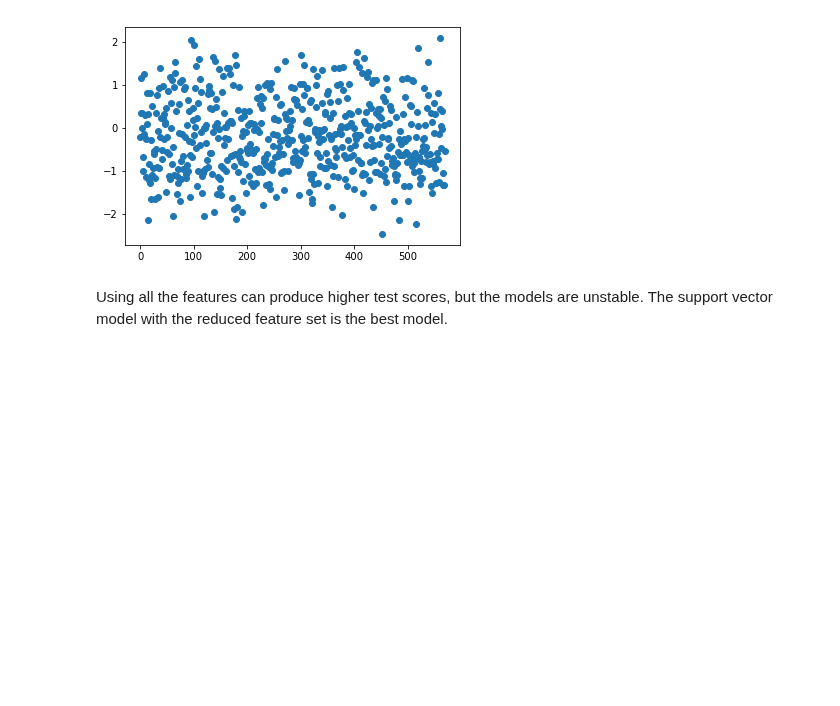
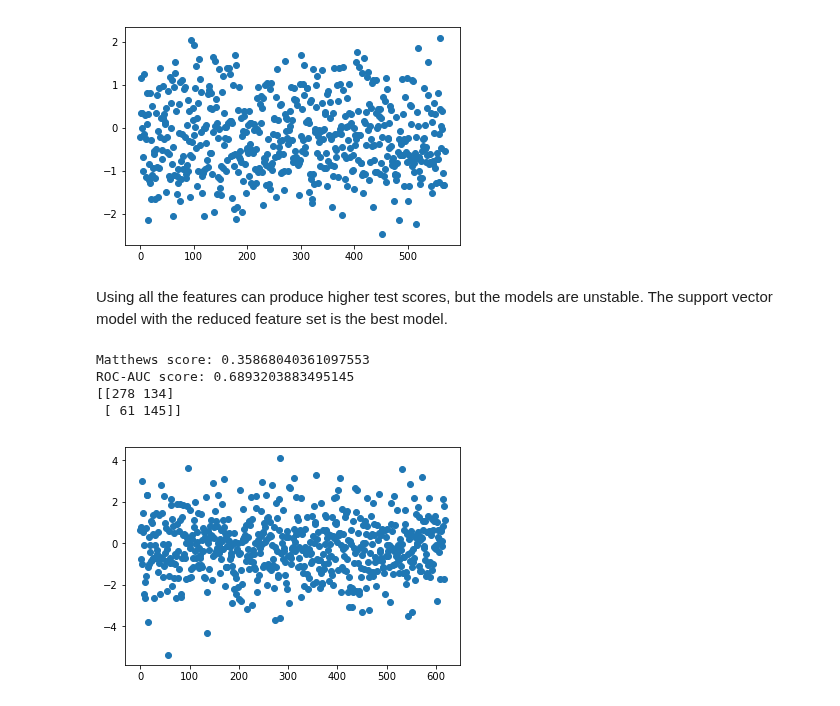
Before and after one commit to vincegiorno/drug_deaths, a Jupyter notebook: drug_deaths.ipynb, the cells around one changed output. Saved outputs shown, nothing was run; the diff lists cells and outputs as text; code cells hidden in the pictures; blank space fills up the shorter version.

Commit message:
add support vector run with linear kernel to get feature coefficients

```diff
--- a/drug_deaths.ipynb
+++ b/drug_deaths.ipynb
@@ -1100,7 +1100,7 @@ ROC-AUC score: 0.7128950798305638
  [ 61 137]]
 [figure]
 # %%
-def run_full(estimator, X, Y, rand):
+def run_clf(estimator, X, Y, rand):
     clf = estimator
     X_train, X_test, Y_train, Y_test = train_test_split(X, Y, test_size=0.2, random_state=rand, stratify=Y)
     clf.fit(robust.fit_transform(X_train), Y_train)
@@ -1132,3 +1132,12 @@ ROC-AUC score: 0.7291870316063864
 [figure]
 # %% [markdown]
 Using all the features can produce higher test scores, but the models are unstable. The support vector model with the reduced feature set is the best model.
+# %%
+svc_linear = SVC(class_weight='balanced', C=1, gamma=0.14, kernel='linear', tol=1e-07)
+svc_linear_1 = run_clf(svc_linear, X, Y, 13)
+# %% [output]
+Matthews score: 0.35868040361097553
+ROC-AUC score: 0.6893203883495145
+[[278 134]
+ [ 61 145]]
+[figure, added]
```
Also changed, not shown: parts of 4 cells of this notebook.
